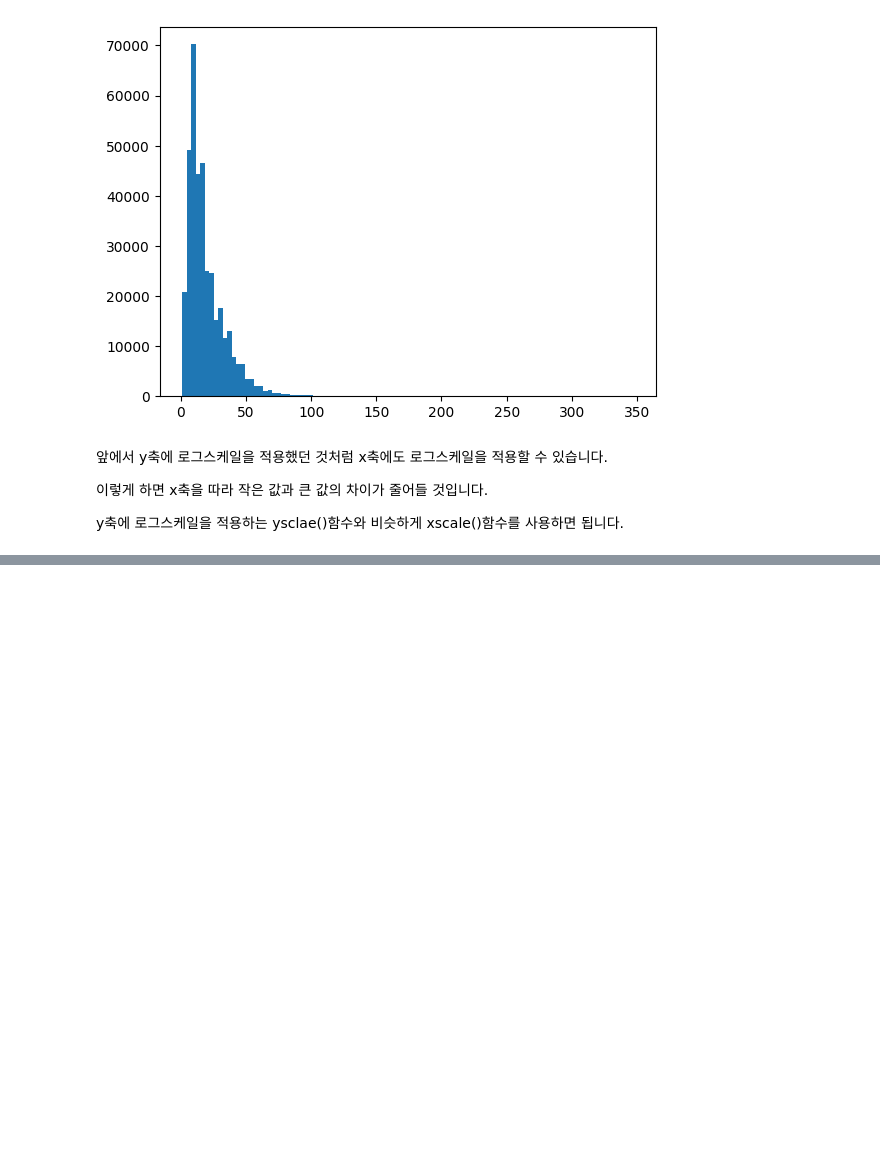
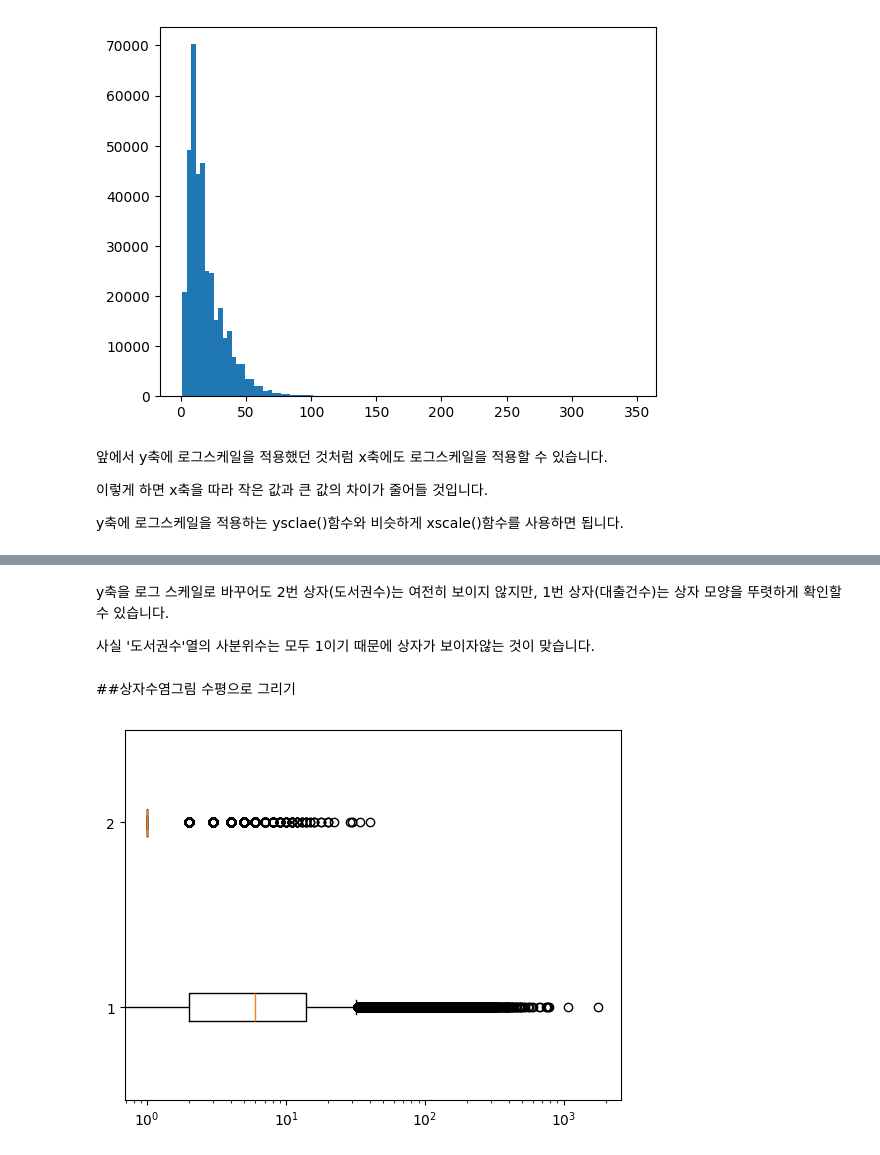
Before and after one commit to oicr3721/jjangjoa, a Jupyter notebook: 202210866/분포요약하기.ipynb, the cells around one changed output, grey strips where cells are left out. Saved outputs shown, nothing was run; the diff lists cells and outputs as text; code cells hidden in the pictures; blank space fills up the shorter version.

```diff
--- a/202210866/분포요약하기.ipynb
+++ b/202210866/분포요약하기.ipynb
@@ -199,0 +249,12 @@ y축에 로그스케일을 적용하는 ysclae()함수와 비슷하게 xscale()
+# %% [markdown]
+y축을 로그 스케일로 바꾸어도 2번 상자(도서권수)는 여전히 보이지 않지만, 1번 상자(대출건수)는 상자 모양을 뚜렷하게 확인할 수 있습니다.
+
+사실 '도서권수'열의 사분위수는 모두 1이기 때문에 상자가 보이자않는 것이 맞습니다.
+# %% [markdown]
+##상자수염그림 수평으로 그리기
+# %%
+plt.boxplot(ns_book7[['대출건수','도서권수']], vert=False)
+plt.xscale('log')
+plt.show()
+# %% [output]
+[figure, added]
```
Also changed, not shown: parts of 22 cells of this notebook.
